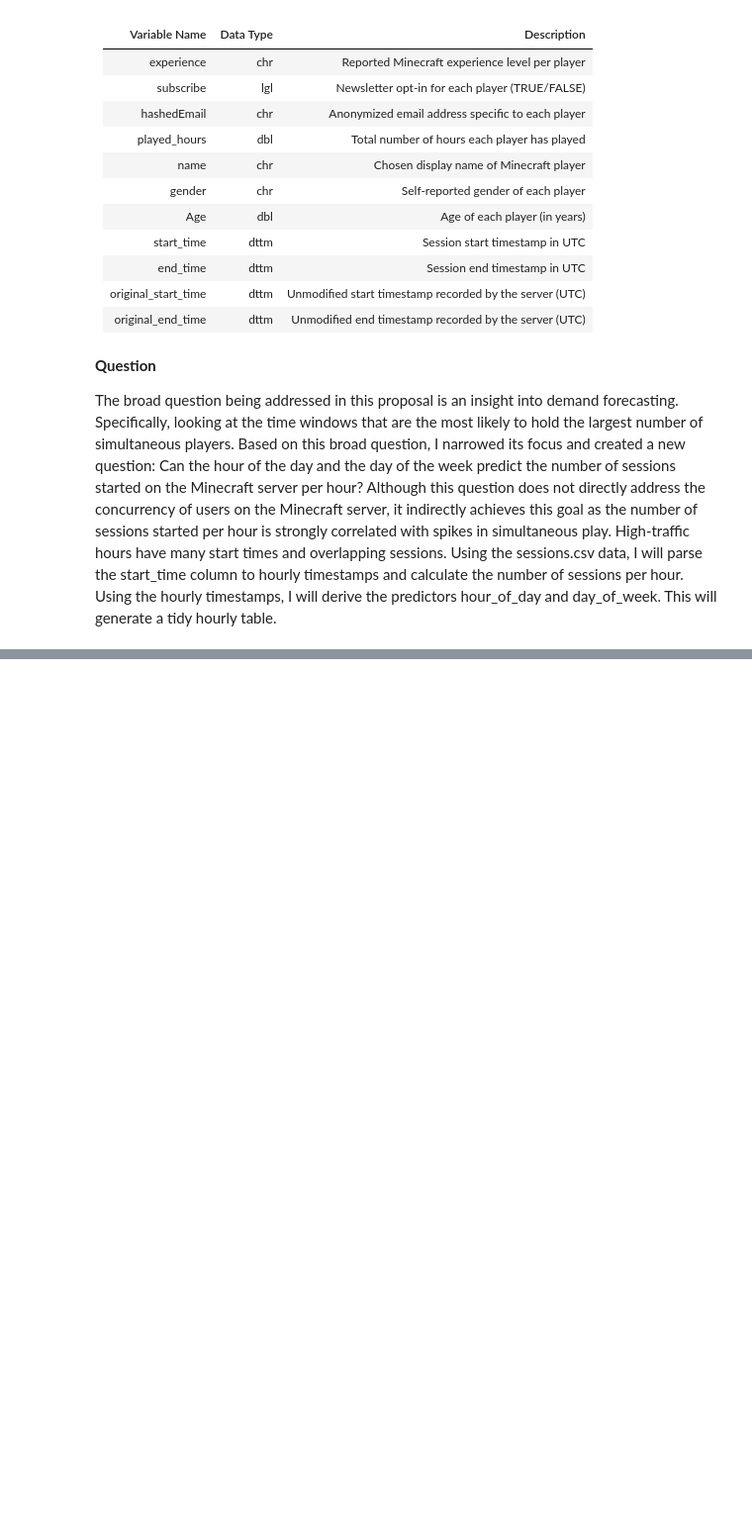
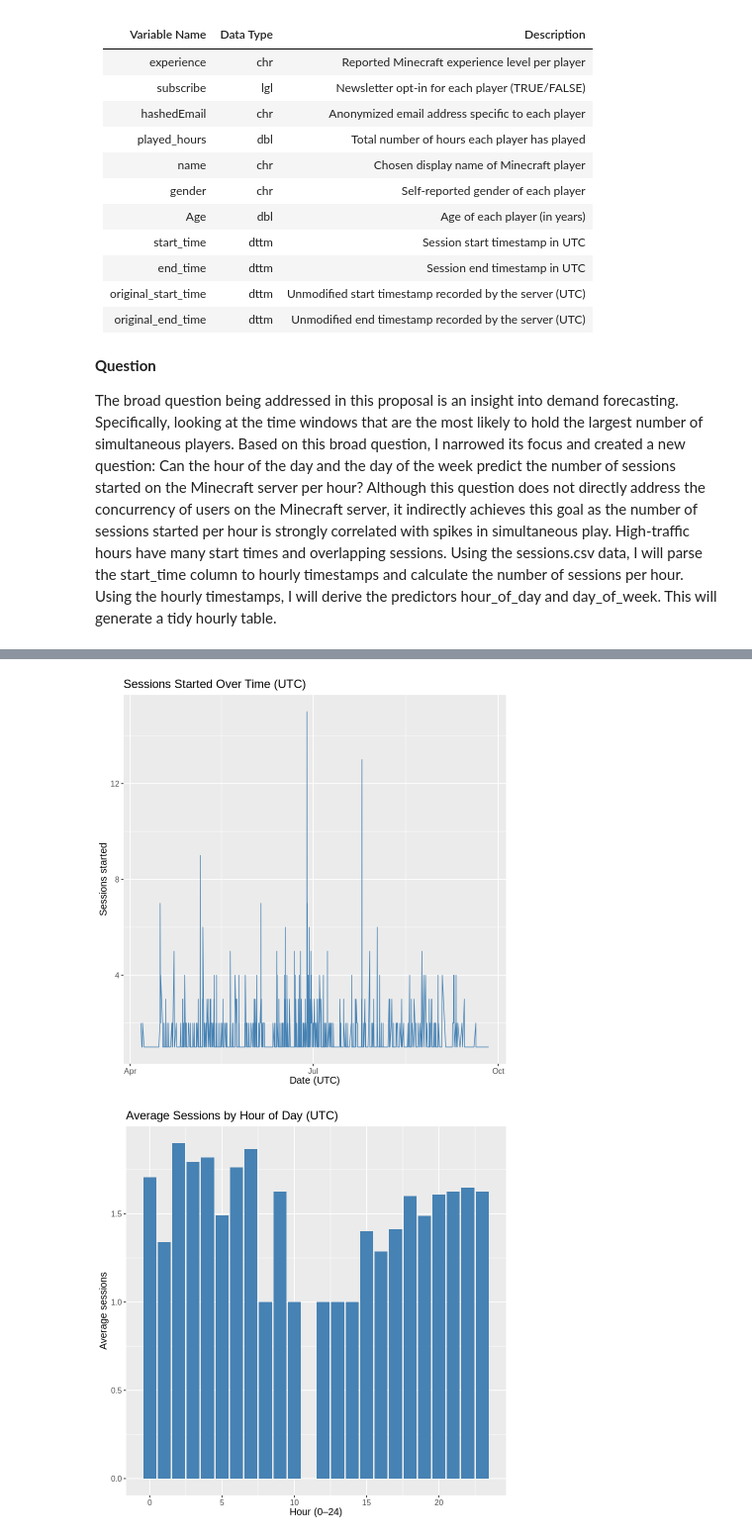
Before and after one commit to kianashahbazi7/DSCI-100-Project, a Jupyter notebook: Project Planning.ipynb, the cells around one changed output, grey strips where cells are left out. Shown at 99% size. Drawn from its saved outputs; the diff is of its cells as text; code cells hidden in the pictures; blank space fills up the shorter version.

Commit message:
Exploratory Data Analysis and Visualization

```diff
--- a/Project Planning.ipynb
+++ b/Project Planning.ipynb
@@ -55,0 +40,14 @@ The broad question being addressed in this proposal is an insight into demand fo
+# %%
+#read in and wrangle data
+players_summary <- read_csv("Data/players.csv", show_col_types = FALSE) |>
+mutate(experience = factor(experience),
+gender = factor(gender),
+subscribe = factor(subscribe))
+players_summary
+
+sessions_summary <- read_csv("Data/sessions.csv", show_col_types = FALSE) |>
+mutate(start_time = factor(start_time),
+end_time = factor(end_time),
+original_start_time = factor(original_start_time),
+original_end_time = factor(original_end_time ))
+players_summary
@@ -55,0 +107,55 @@ The broad question being addressed in this proposal is an insight into demand fo
+# %%
+#exploratory visualizations of the data
+#sessions started per hour
+sessions_summary <- sessions_summary |>
+  mutate(
+    start_time          = dmy_hm(as.character(start_time), tz = "UTC"),
+    end_time            = dmy_hm(as.character(end_time), tz = "UTC"),
+    original_start_time = dmy_hm(as.character(original_start_time), tz = "UTC"),
+    original_end_time   = dmy_hm(as.character(original_end_time), tz = "UTC"))
+
+sessions_per_hour <- sessions_summary |>
+  mutate(
+    start_hour  = floor_date(start_time, "hour"),
+    hour_of_day = hour(start_time),
+    wday_label  = wday(start_time, label = TRUE, abbr = TRUE, week_start = 1)) |>
+    drop_na(start_hour) |>
+    count(start_hour, hour_of_day, wday_label, name = "sessions_started") |>
+  arrange(start_hour)
+
+#line plot of spikes in players in the server
+sessions_plot <- ggplot(sessions_per_hour, aes(x = start_hour, y = sessions_started)) +
+  geom_line(color = "steelblue", linewidth = 0.4) +
+  ggtitle("Sessions Started Over Time (UTC)") +
+  xlab("Date (UTC)") +
+  ylab("Sessions started") +
+  theme(text = element_text(size = 12))
+
+sessions_plot
+
+#bar plot of average by hour of day
+avg_by_hour <- sessions_per_hour |>
+  group_by(hour_of_day) |>
+  summarise(mean_sessions = mean(sessions_started, na.rm = TRUE))
+
+avg_hour_plot <- ggplot(avg_by_hour, aes(x = hour_of_day, y = mean_sessions)) +
+  geom_col(fill = "steelblue") +
+  ggtitle("Average Sessions by Hour of Day (UTC)") +
+  xlab("Hour (0–24)") +
+  ylab("Average sessions") +
+  theme(text = element_text(size = 12))
+avg_hour_plot
+
+#bar plot of average by weekday
+avg_by_wday <- sessions_per_hour |>
+  group_by(wday_label) |>
+  summarise(mean_sessions = mean(sessions_started, na.rm = TRUE))
+
+avg_wday_plot <- ggplot(avg_by_wday, aes(x = wday_label, y = mean_sessions)) +
+  geom_col(fill = "steelblue") +
+  ggtitle("Average Sessions by Weekday (UTC)") +
+  xlab("Weekday") +
+  ylab("Average sessions") +
+  theme(text = element_text(size = 12))
+avg_wday_plot
+# %% [output]
@@ -55,0 +170,2 @@ The broad question being addressed in this proposal is an insight into demand fo
+[figure, added]
+[figure, added]
```
Also changed, not shown: parts of 6 cells of this notebook.
